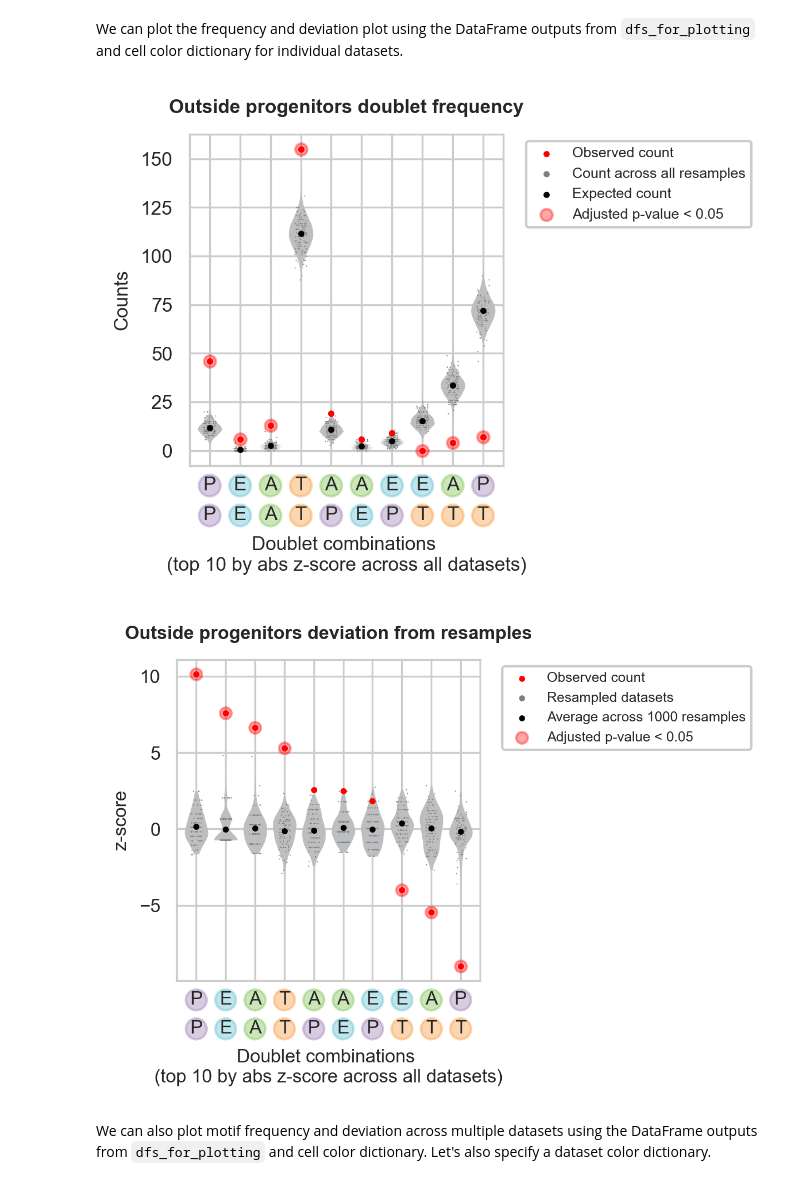
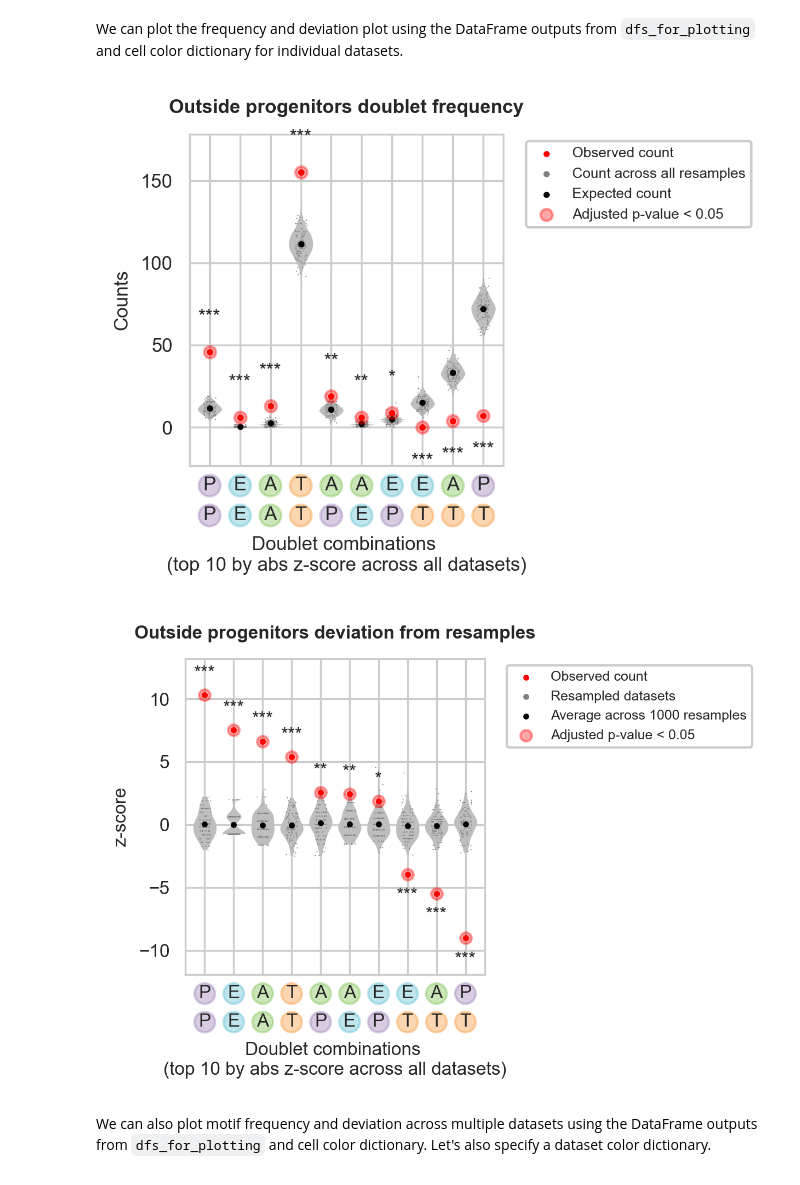
Before and after one commit to labowitz/linmo, a Jupyter notebook: docs/mouse_blastocyst.ipynb, the cells around one changed output. Cells and saved outputs as stored; diff of their text form; code cells hidden in the pictures.

Commit message:
Update notebooks and fix errors in plot function.

```diff
--- a/docs/mouse_blastocyst.ipynb
+++ b/docs/mouse_blastocyst.ipynb
@@ -147,6 +147,7 @@ plot.plot_frequency('doublet',
                     df_melt_subset_c_c.loc[df_melt_subset_c_c['dataset']=='Outside progenitors'],
                     df_melt_100resamples_subset_c_c.loc[df_melt_100resamples_subset_c_c['dataset']=='Outside progenitors'],
                     cell_color_dict,
+                    fdr_type='fdr_tsbh',
                     cutoff='auto',
                     title='Outside progenitors doublet frequency',
                     multiple_datasets=True,
@@ -157,24 +158,25 @@ plot.plot_frequency('doublet',
                     dpi=300,
                     image_save_path=None)
 # %% [output]
-[figure, old version]
+[figure, new version]
 # %%
 plot.plot_deviation('doublet',
                     df_true_melt_dataset_label_c_c.loc[df_true_melt_dataset_label_c_c['dataset']=='Outside progenitors'],
                     df_null_zscores_i_c_melt_subset_c_c.loc[df_null_zscores_i_c_melt_subset_c_c['dataset']=='Outside progenitors'],
                     df_null_zscores_i_c_melt_100resamples_subset_c_c.loc[df_null_zscores_i_c_melt_100resamples_subset_c_c['dataset']=='Outside progenitors'],
                     cell_color_dict,
+                    fdr_type='fdr_tsbh',
                     cutoff='auto',
                     title='Outside progenitors deviation from resamples',
                     multiple_datasets=True,
                     legend_bool=True,
                     legend_pos='outside',
                     save=False,
                     image_format='png',
                     dpi=300,
                     image_save_path=None)
 # %% [output]
-[figure, old version]
+[figure, new version]
 # %% [markdown]
 We can also plot motif frequency and deviation across multiple datasets using the DataFrame outputs from `dfs_for_plotting` and cell color dictionary. Let's also specify a dataset color dictionary.
 # %%
```
Also changed, not shown: parts of 9 cells of this notebook, 6 other files.
